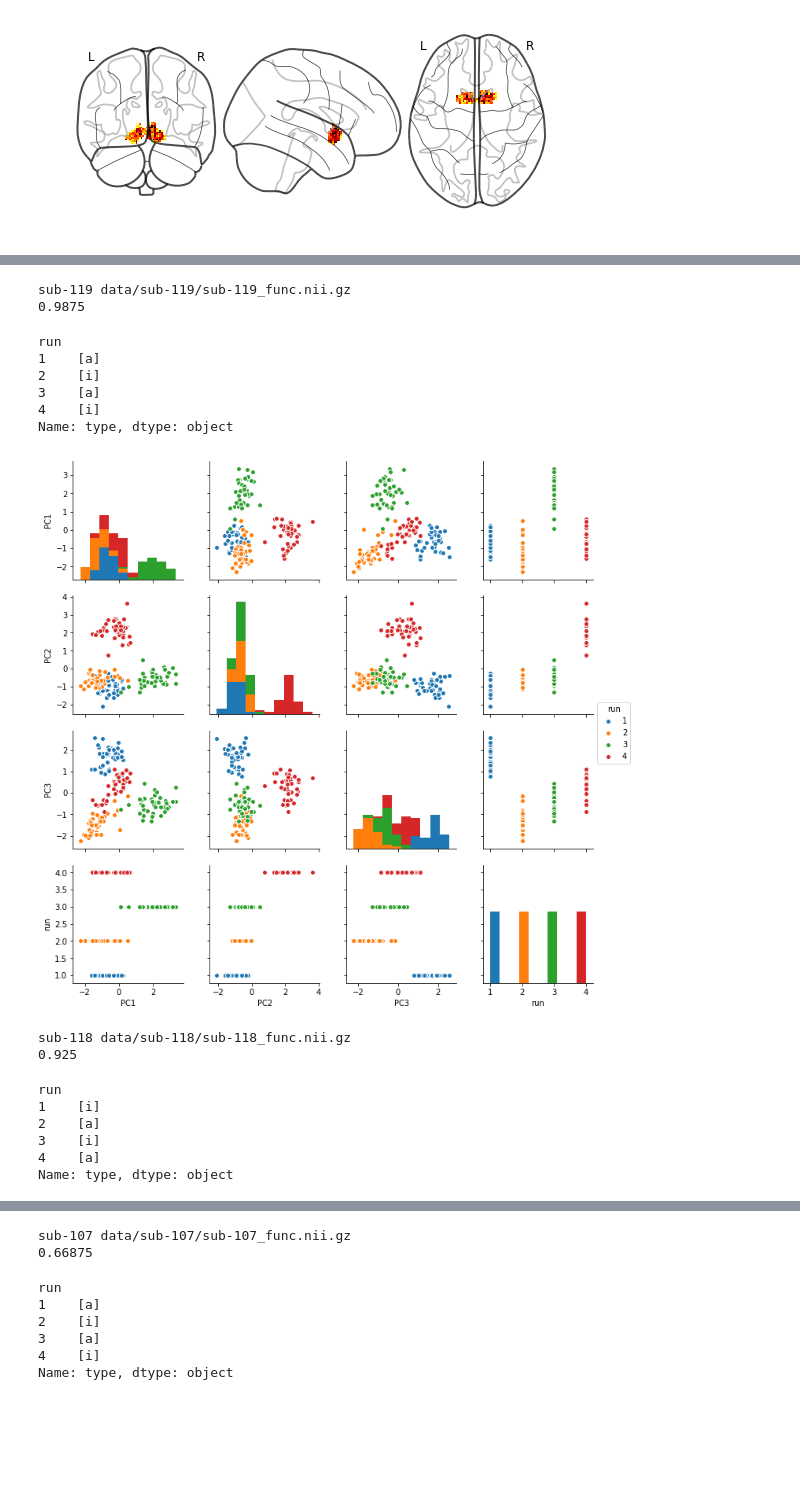
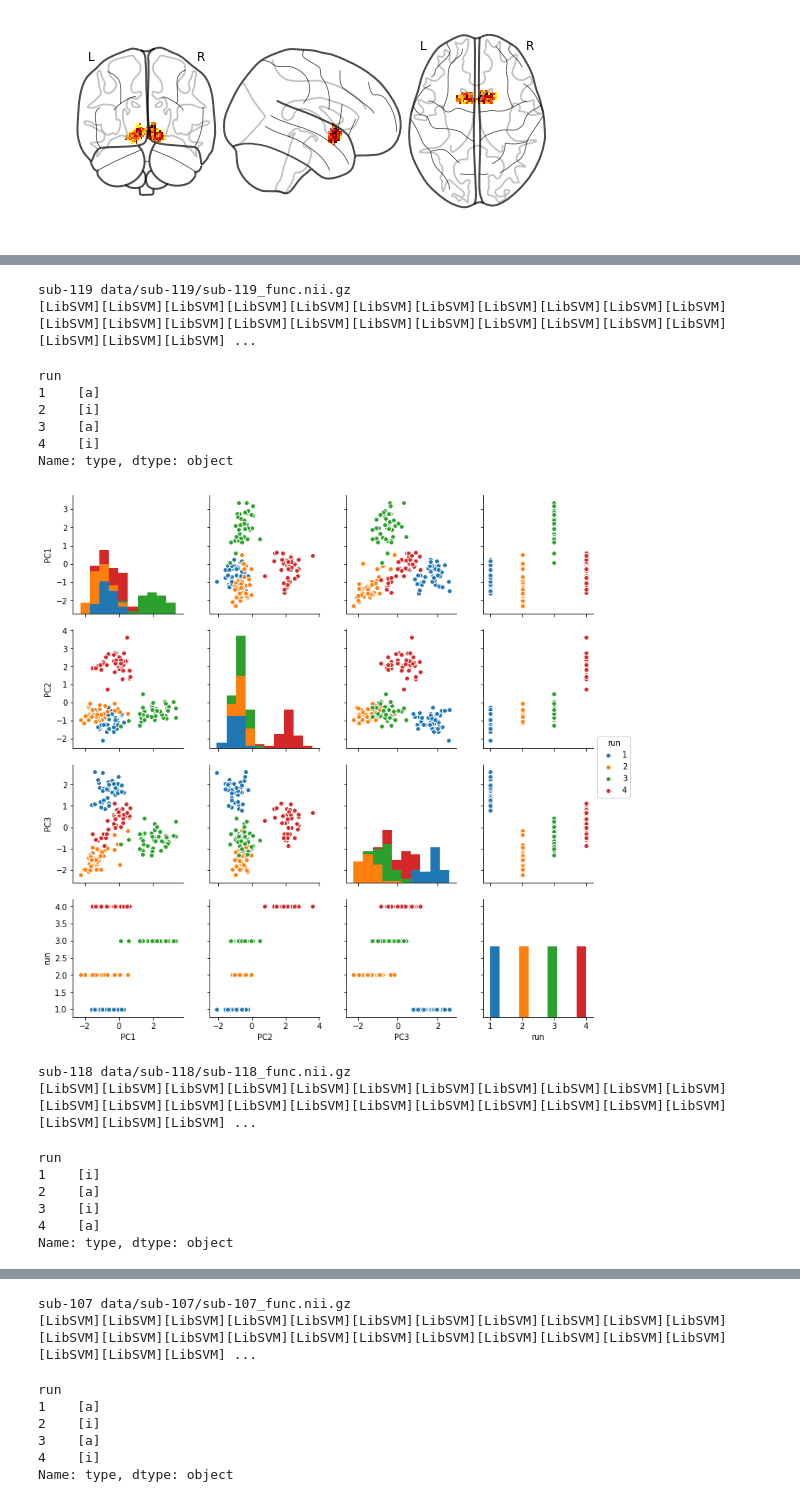
Before and after one commit to jbdenniso/New_MVPA_With_Sally, a Jupyter notebook: MVPA.ipynb, the cells around one changed output, grey strips where cells are left out. Drawn from its saved outputs; the diff is of its cells as text; code cells hidden in the pictures; blank space fills up the shorter version.

```diff
--- a/MVPA.ipynb
+++ b/MVPA.ipynb
@@ -233,7 +138,7 @@ cols=['sub','AOI','train_desc','test_desc','acc','train_test','train_acc']
 data=[]
 masker=full_pauli_masker
 svc=sklearn.svm.SVC(C=1.0,
-                    kernel='linear',verbose=False)
+                    kernel='linear',verbose=True)
 
 for i,sub in enumerate(sublist):
     AOI="total_striatum"
@@ -243,37 +148,37 @@ for i,sub in enumerate(sublist):
     behavioral = pd.read_csv('data/%s/%s_labels.csv'%(sub,sub),sep='\t')
     func_filename = func_list[i]
 
     behavioral['high_low']=df.apply(lambda row: np.greater(row[3],2.5),axis=1 )
     #display(behavioral.head())
 
 
     current_masker=masker
     X = current_masker.fit_transform(func_filename)
     X=sklearn.preprocessing.normalize(X)
     X=sklearn.preprocessing.normalize(X=X, axis=0)
     X=pca.fit_transform(X)
     #don't run now normed_Xtrain=preprocessing.normalize(X_train)
     #don't run now normed_Xtest=preprocessing.normalize(X_test)
     #Training on affective vs informative (run1 vs run2)
     # validating on affective vs informative (run3 vs run4)
     scores=cross_val_score(svc,X=X,y=behavioral.type,cv=loo)
     print np.mean(scores)
     data=pd.DataFrame({'PC1':X[:,0],'PC2':X[:,1],'PC3':X[:,2],'run':behavioral.run,'type':behavioral.type})
     display(data.groupby(by='run').type.unique())
     sns.pairplot(data=data,hue='run')
     plt.show()
 # %% [output]
 sub-119 data/sub-119/sub-119_func.nii.gz
-0.9875
+[LibSVM][LibSVM][LibSVM][LibSVM][LibSVM][LibSVM][LibSVM][LibSVM][LibSVM][LibSVM][LibSVM][LibSVM][LibSVM][LibSVM][LibSVM][LibSVM][LibSVM][LibSVM][LibSVM][LibSVM][LibSVM][LibSVM][LibSVM][LibSVM][LibSVM] ...
 run
 1    [a]
 2    [i]
 3    [a]
 4    [i]
 Name: type, dtype: object
-[figure, old version]
+[figure, new version]
 sub-118 data/sub-118/sub-118_func.nii.gz
-0.925
+[LibSVM][LibSVM][LibSVM][LibSVM][LibSVM][LibSVM][LibSVM][LibSVM][LibSVM][LibSVM][LibSVM][LibSVM][LibSVM][LibSVM][LibSVM][LibSVM][LibSVM][LibSVM][LibSVM][LibSVM][LibSVM][LibSVM][LibSVM][LibSVM][LibSVM] ...
 run
 1    [i]
 2    [a]
@@ -284,5 +189,5 @@ Name: type, dtype: object
 sub-107 data/sub-107/sub-107_func.nii.gz
-0.66875
+[LibSVM][LibSVM][LibSVM][LibSVM][LibSVM][LibSVM][LibSVM][LibSVM][LibSVM][LibSVM][LibSVM][LibSVM][LibSVM][LibSVM][LibSVM][LibSVM][LibSVM][LibSVM][LibSVM][LibSVM][LibSVM][LibSVM][LibSVM][LibSVM][LibSVM] ...
 run
 1    [a]
 2    [i]
```
Also changed, not shown: parts of 14 cells of this notebook.
